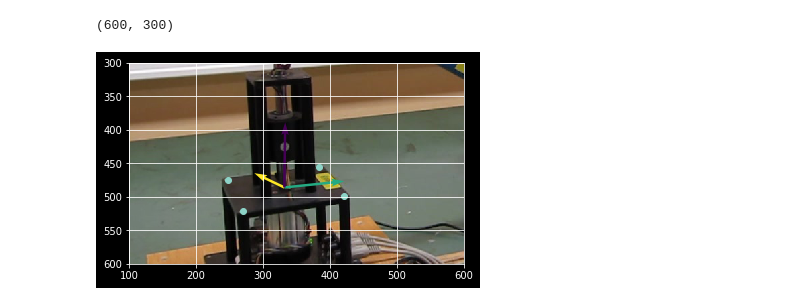
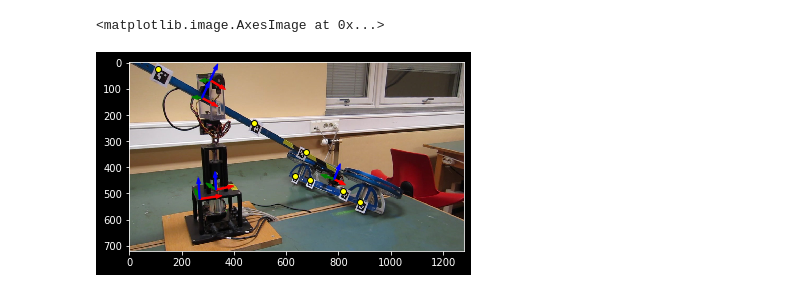
Before and after one commit to dinossht/TTK4255---Robotic-Vision, a Jupyter notebook: Assignments/ex1/main.ipynb, the cells around one changed output. Cells and saved outputs as stored; diff of their text form; code cells hidden in the pictures.

```diff
--- a/Assignments/ex1/main.ipynb
+++ b/Assignments/ex1/main.ipynb
@@ -140,25 +160,0 @@ plot_coordinate_frame(T_p2c,dist_pf/2,dist_pf/2,cx,cy,fx,fy)
-# %%
-# Plot coordinate frame + quanser
-coordinate_center = T_p2c.dot(np.array([[dist_pf/2],[dist_pf/2],[0],[1]]))
-X = coordinate_center[0,0]
-Y = coordinate_center[1,0]
-Z = coordinate_center[2,0]
-
-ou,ov = camera_projection_3D_2_2D(X,Y,Z,cx,cy,fx,fy)
-origin = [[ou],[ov]]
-
-V = T_p2c.dot(np.array([ \
-[1,0,0,0], \
-[0,1,0,0], \
-[0,0,1,0], \
-[0,0,0,1]]))
-
-plt.scatter(u,v)
-plt.grid(True)
-plt.imshow(img)
-plt.quiver(*origin, V[0,0:3], -V[1,0:3], V[2,0:3], color=['r','g','b'], scale=5)
-plt.xlim(100,600)
-plt.ylim(600,300)
-# %% [output]
-(600, 300)
-[figure, removed]
@@ -164,0 +183,50 @@ plt.ylim(600,300)
+# %%
+psi = deg2rad(11.77)
+theta = deg2rad(28.87)
+phi = deg2rad(-0.5)
+
+############################
+## Plot coordinate frames ##
+############################
+# Platform to camera
+plot_coordinate_frame(T_p2c,pf_dist/2,pf_dist/2,cx,cy,fx,fy,scale=0.4*pf_dist)
+# Base to camera
+T_b2c = T_p2c.dot(T_b2p(psi))
+plot_coordinate_frame(T_b2c,pf_dist/2,pf_dist/2,cx,cy,fx,fy,scale=0.35*pf_dist)
+# Hinch to camera
+T_h2c = T_b2c.dot(T_h2b(theta))
+plot_coordinate_frame(T_h2c,pf_dist/2,pf_dist/2,cx,cy,fx,fy,scale=0.3*pf_dist)
+# Arm to camera
+T_a2c = T_h2c.dot(T_a2h())
+plot_coordinate_frame(T_a2c,pf_dist/2,pf_dist/2,cx,cy,fx,fy,scale=0.3*pf_dist)
+# Rotors to camera
+T_r2c = T_a2c.dot(T_r2a(phi))
+plot_coordinate_frame(T_r2c,pf_dist/2,pf_dist/2,cx,cy,fx,fy,scale=0.4*pf_dist)
+
+##################
+## Plot markers ##
+##################
+# Load and plot fidual markers
+fidual_markers = np.loadtxt('heli_points.txt')
+fidual_markers.shape
+
+# Arm frame markers
+arm_frame_coord = T_a2c.dot(fidual_markers[0:3,:].transpose())
+X = arm_frame_coord[0,:]
+Y = arm_frame_coord[1,:]
+Z = arm_frame_coord[2,:]
+u,v = camera_projection_3D_2_2D(X,Y,Z,cx,cy,fx,fy)
+plt.scatter(u,v,color='yellow',edgecolors='black')
+
+# Rotors frame markers
+arm_frame_coord = T_r2c.dot(fidual_markers[3:7,:].transpose())
+X = arm_frame_coord[0,:]
+Y = arm_frame_coord[1,:]
+Z = arm_frame_coord[2,:]
+u,v = camera_projection_3D_2_2D(X,Y,Z,cx,cy,fx,fy)
+plt.scatter(u,v,color='yellow',edgecolors='black')
+
+plt.imshow(img)
+# %% [output]
+<matplotlib.image.AxesImage at 0x...>
+[figure, added]
```
Also changed, not shown: parts of 12 cells of this notebook.
